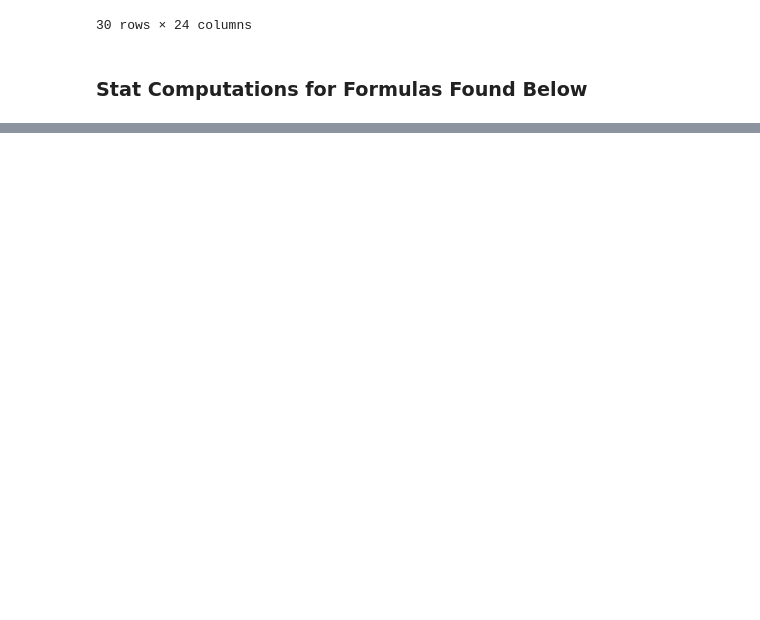
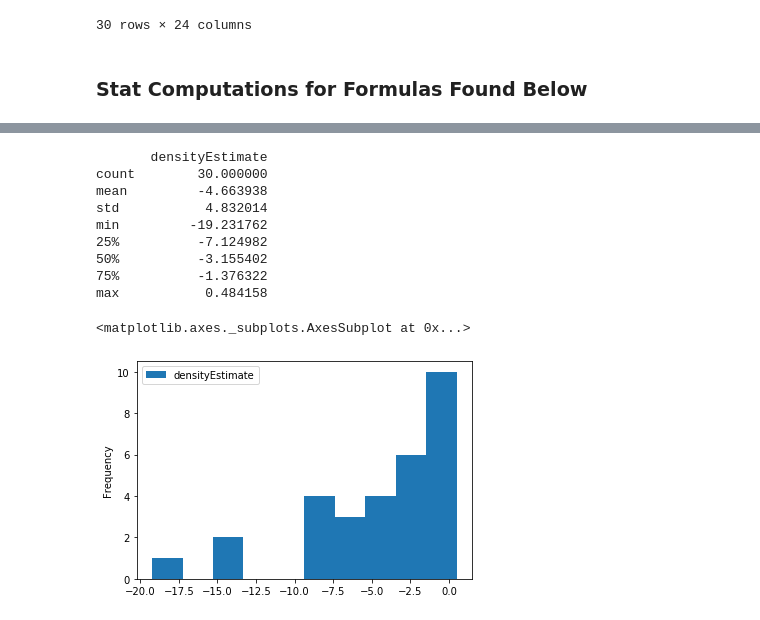
Before and after one commit to gilpasternak35/Likelihood, a Jupyter notebook: likelihood-public.ipynb, the cells around one changed output, grey strips where cells are left out. Cells and saved outputs as stored; diff of their text form; code cells hidden in the pictures; blank space fills up the shorter version.

```diff
--- a/likelihood-public.ipynb
+++ b/likelihood-public.ipynb
@@ -446,0 +470,20 @@ densFrame.plot(kind  = "hist")
+# %%
+parabDensity = np.array([])
+#parabolic density estimation
+for d in np.arange(n):
+    parabDensity = np.append(parabDensity, (1/(n*bandwidth)) * 3/4*(1-mt.pow((avg-stat[d])/bandwidth,2)))
+parabFrame = pd.DataFrame().assign(densityEstimate = parabDensity)
+print(parabFrame.describe())
+parabFrame.plot(kind  = "hist")
+# %% [output]
+       densityEstimate
+count        30.000000
+mean         -4.663938
+std           4.832014
+min         -19.231762
+25%          -7.124982
+50%          -3.155402
+75%          -1.376322
+max           0.484158
+<matplotlib.axes._subplots.AxesSubplot at 0x...>
+[figure, added]
```
Also changed, not shown: parts of 4 cells of this notebook.
